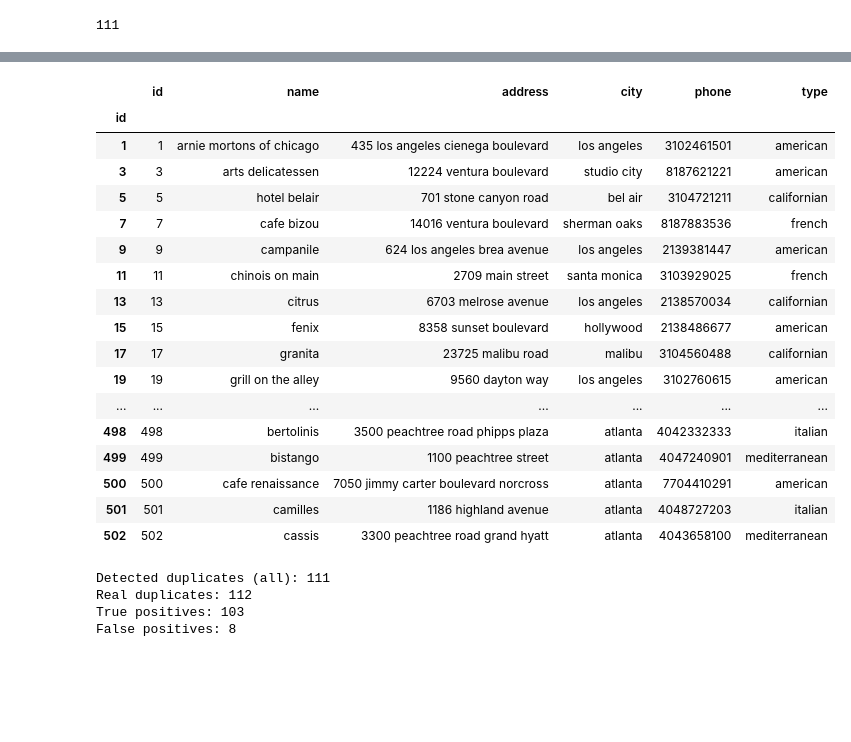
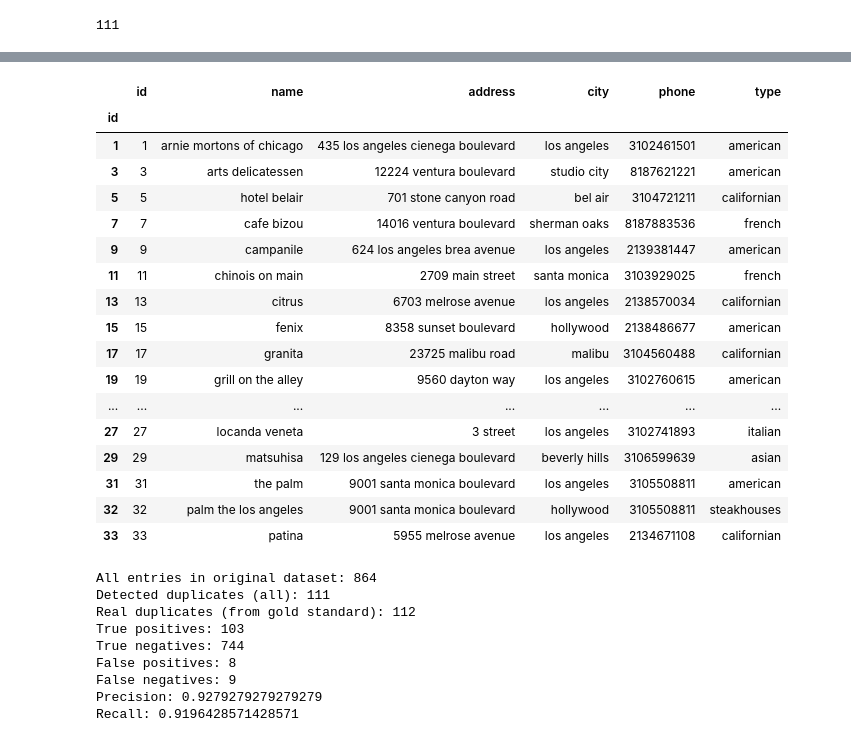
Before and after one commit to alch94/dmdb_duplicate_recognition, a Jupyter notebook: Notebooks/remove_duplicates.ipynb, the cells around one changed output, grey strips where cells are left out. Saved outputs shown, nothing was run; the diff lists cells and outputs as text; code cells hidden in the pictures; blank space fills up the shorter version.

```diff
--- a/Notebooks/remove_duplicates.ipynb
+++ b/Notebooks/remove_duplicates.ipynb
@@ -184,39 +165,58 @@ restaurant_duplicates
 # %%
 # Check the dataset without duplicates
-restaurant_data[restaurant_data['id'].isin(restaurant_duplicates['id'])== False]
+restaurant_data[restaurant_data['id'].isin(restaurant_duplicates['id'])== False].head(20)
 # %% [output]
 |  | id | name | address | city | phone | type |
 | id |  |  |  |  |  |  |
 | 1 | 1 | arnie mortons of chicago | 435 los angeles cienega boulevard | los angeles | 3102461501 | american |
 | 3 | 3 | arts delicatessen | 12224 ventura boulevard | studio city | 8187621221 | american |
 | 5 | 5 | hotel belair | 701 stone canyon road | bel air | 3104721211 | californian |
 | 7 | 7 | cafe bizou | 14016 ventura boulevard | sherman oaks | 8187883536 | french |
 | 9 | 9 | campanile | 624 los angeles brea avenue | los angeles | 2139381447 | american |
 | 11 | 11 | chinois on main | 2709 main street | santa monica | 3103929025 | french |
 | 13 | 13 | citrus | 6703 melrose avenue | los angeles | 2138570034 | californian |
 | 15 | 15 | fenix | 8358 sunset boulevard | hollywood | 2138486677 | american |
 | 17 | 17 | granita | 23725 malibu road | malibu | 3104560488 | californian |
 | 19 | 19 | grill on the alley | 9560 dayton way | los angeles | 3102760615 | american |
 | ... | ... | ... | ... | ... | ... | ... |
-| 498 | 498 | bertolinis | 3500 peachtree road phipps plaza | atlanta | 4042332333 | italian |
-| 499 | 499 | bistango | 1100 peachtree street | atlanta | 4047240901 | mediterranean |
-| 500 | 500 | cafe renaissance | 7050 jimmy carter boulevard norcross | atlanta | 7704410291 | american |
-| 501 | 501 | camilles | 1186 highland avenue | atlanta | 4048727203 | italian |
-| 502 | 502 | cassis | 3300 peachtree road grand hyatt | atlanta | 4043658100 | mediterranean |
+| 27 | 27 | locanda veneta | 3 street | los angeles | 3102741893 | italian |
+| 29 | 29 | matsuhisa | 129 los angeles cienega boulevard | beverly hills | 3106599639 | asian |
+| 31 | 31 | the palm | 9001 santa monica boulevard | los angeles | 3105508811 | american |
+| 32 | 32 | palm the los angeles | 9001 santa monica boulevard | hollywood | 3105508811 | steakhouses |
+| 33 | 33 | patina | 5955 melrose avenue | los angeles | 2134671108 | californian |
 # %%
 # Load the gold standard duplicates
 restaurant_real_duplicates = pd.read_csv('../Data/restaurants_DPL.tsv', sep='\t')
-# %%
-# Check the quality of the duplicate detection
-my_duplicates_id = restaurant_duplicates['id']
-print('Detected duplicates (all): ' + str(len(my_duplicates_id)))
-print('Real duplicates: ' + str(len(restaurant_real_duplicates)))
-true_positives = my_duplicates_id[my_duplicates_id.isin(restaurant_real_duplicates.id2)]
-false_positives = my_duplicates_id[my_duplicates_id.isin(restaurant_real_duplicates.id2) == False]
-print('True positives: ' +  str(len(true_positives)))
-print('False positives: ' + str(len(false_positives)))
-# %% [output]
-Detected duplicates (all): 111
-Real duplicates: 112
-True positives: 103
-False positives: 8
+# %%
+# Check the quality of the duplicate detection
+restaurant_data_count = len(restaurant_data)
+my_duplicate_ids = restaurant_duplicates['id']
+my_duplicate_count = len(my_duplicate_ids)
+real_duplicates_count = len(restaurant_real_duplicates)
+true_positives_count = len(my_duplicate_ids[my_duplicate_ids.isin(restaurant_real_duplicates.id2)])
+false_positives_count = len(my_duplicate_ids[my_duplicate_ids.isin(restaurant_real_duplicates.id2) == False])
+false_negatives = real_duplicates_count - true_positives_count
+precision = true_positives_count / my_duplicate_count
+recall = true_positives_count / (true_positives_count + false_negatives)
+
+true_negatives = restaurant_data_count - real_duplicates_count - false_positives_count
+
+print('All entries in original dataset: ' + str(restaurant_data_count))
+print('Detected duplicates (all): ' + str(my_duplicate_count))
+print('Real duplicates (from gold standard): ' + str(real_duplicates_count))
+print('True positives: ' +  str(true_positives_count))
+print('True negatives: ' +  str(true_negatives))
+print('False positives: ' + str(false_positives_count))
+print('False negatives: ' + str(false_negatives))
+print('Precision: ' + str(precision))
+print('Recall: ' + str(recall))
+# %% [output]
+All entries in original dataset: 864
+Detected duplicates (all): 111
+Real duplicates (from gold standard): 112
+True positives: 103
+True negatives: 744
+False positives: 8
+False negatives: 9
+Precision: 0.9279279279279279
+Recall: 0.9196428571428571
```
Also changed, not shown: parts of 7 cells of this notebook, 6 other files.
